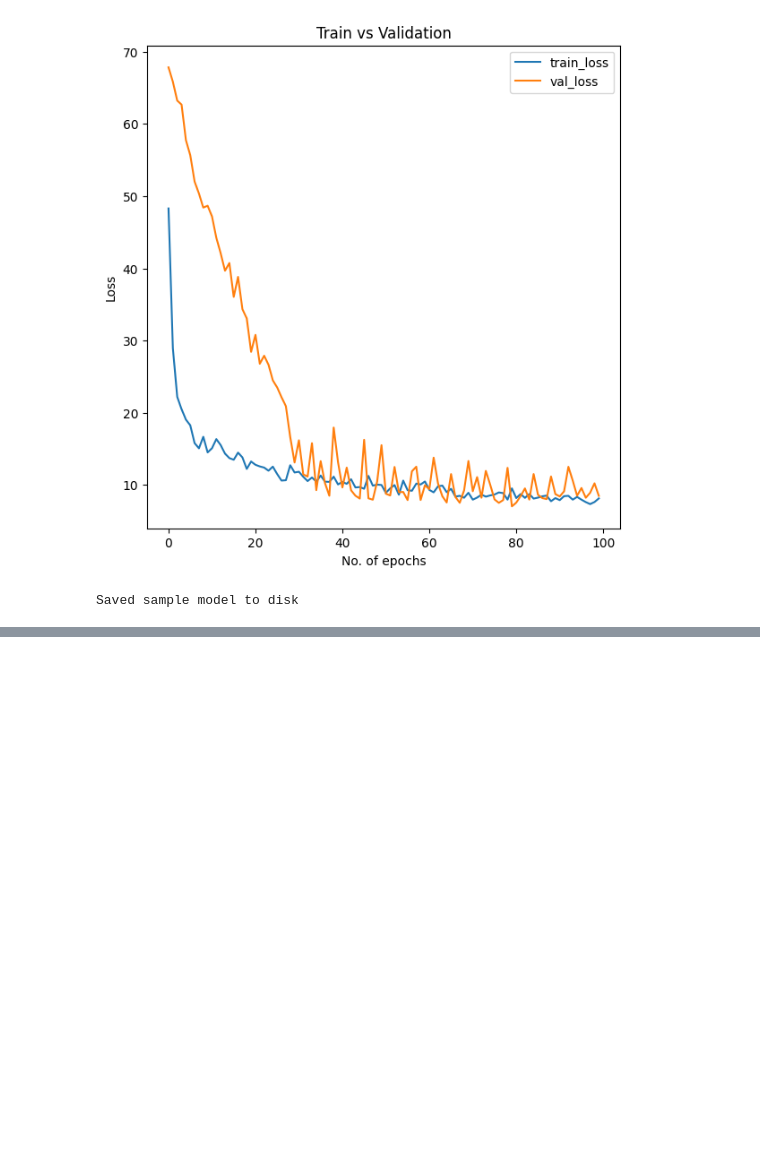
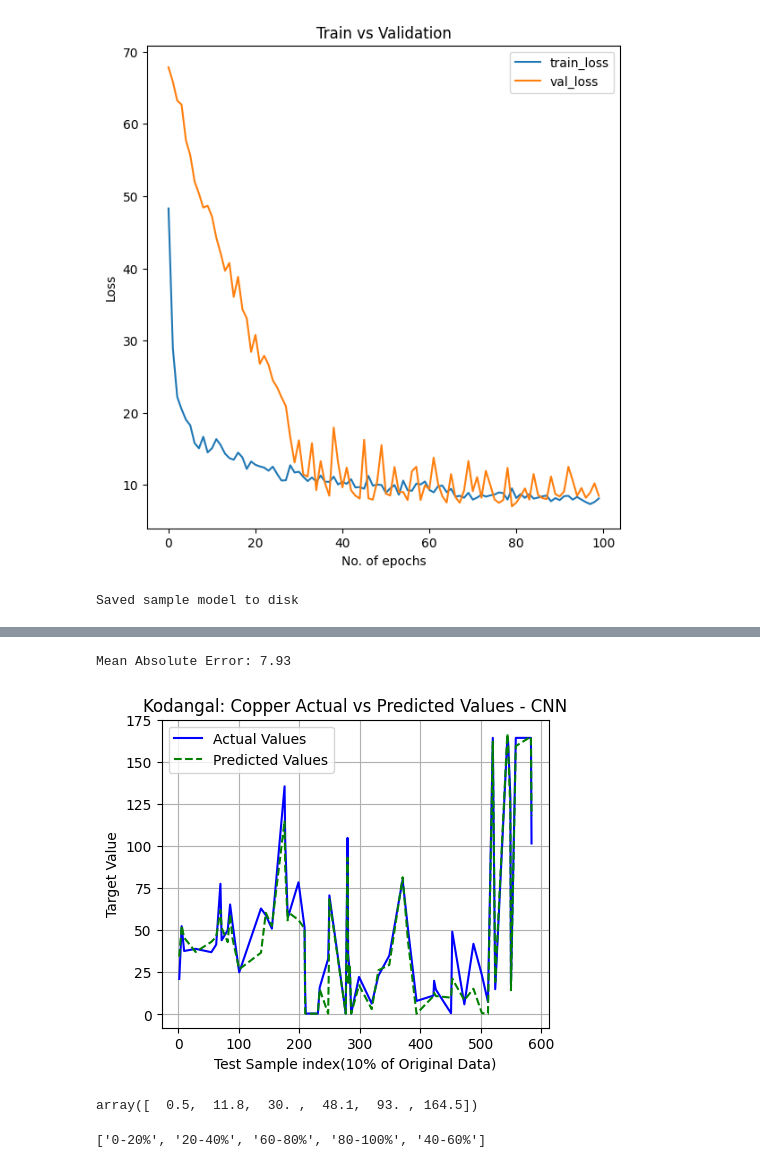
Before and after one commit to Ashish-Sasna/CMT-GSC-AI, a Jupyter notebook: Kodandal/Kodangal-Concentration prediction_DL-copper.ipynb, the cells around one changed output, grey strips where cells are left out. Saved outputs shown, nothing was run; the diff lists cells and outputs as text; code cells hidden in the pictures; blank space fills up the shorter version.

Commit message:
Updated bin category for Copper including CNN predictions

```diff
--- a/Kodandal/Kodangal-Concentration prediction_DL-copper.ipynb
+++ b/Kodandal/Kodangal-Concentration prediction_DL-copper.ipynb
@@ -12,8 +20,9 @@ warnings.filterwarnings('ignore')
 # %% [markdown]
 # Load Data
 # %%
-curr_dir = (util.os.getcwd()).replace('\\', '/')
-data_path = (util.os.path.join(curr_dir, 'Data')).replace('\\', '/')
+curr_dir = (os.getcwd()).replace('\\', '/')
+curr_dir = os.path.abspath(os.path.join(curr_dir, '..'))
+data_path = (os.path.join(curr_dir, 'Data')).replace('\\', '/')
 # %%
 str_sed_data = util.pd.read_csv(data_path + '/Kodangal dataset/proc_elem_Kodangal_gcM.csv')
 # %%
@@ -452,3 +463,7 @@ model.save(curr_dir + '/Models/Kodangal/fs_CNNModel_cu.keras')
 print('Saved sample model to disk')
 # %% [output]
 Saved sample model to disk
+# %%
+model = util.tf.keras.models.load_model(curr_dir + '/Models/Kodangal/fs_CNNModel_cu.keras')
+# %%
+pred_catg, bins, y_pred = util.predict(model, X_test, y_train, 5)
@@ -454,0 +472,34 @@ Saved sample model to disk
+# %%
+mae = util.mean_absolute_error(y_test, y_pred)
+print(f'Mean Absolute Error: {util.np.round(mae, 2)}')
+# %% [output]
+Mean Absolute Error: 7.93
+# %%
+plot_vals = util.pd.DataFrame({
+    'Identifier': y_test.index,
+    'Actual': y_test,
+    'Predicted': y_pred
+})
+
+plot_vals = plot_vals.sort_values(by='Identifier')
+# %%
+util.plt.figure(figsize=(5, 4))
+util.plt.plot(plot_vals['Actual'], label='Actual Values', color='blue')
+util.plt.plot(plot_vals['Predicted'], label='Predicted Values', color='green', linestyle='--')
+util.plt.title('Kodangal: Copper Actual vs Predicted Values - CNN')
+util.plt.xlabel('Test Sample index(10% of Original Data)')
+util.plt.ylabel('Target Value')
+util.plt.legend()
+util.plt.grid(True)
+util.plt.show()
+# %% [output]
+[figure, added]
+# %%
+bins
+# %% [output]
+array([  0.5,  11.8,  30. ,  48.1,  93. , 164.5])
+# %%
+catg = list(set(pred_catg))
+catg
+# %% [output]
+['0-20%', '20-40%', '60-80%', '80-100%', '40-60%']
```
Also changed, not shown: parts of 11 cells of this notebook, 19 other files.
